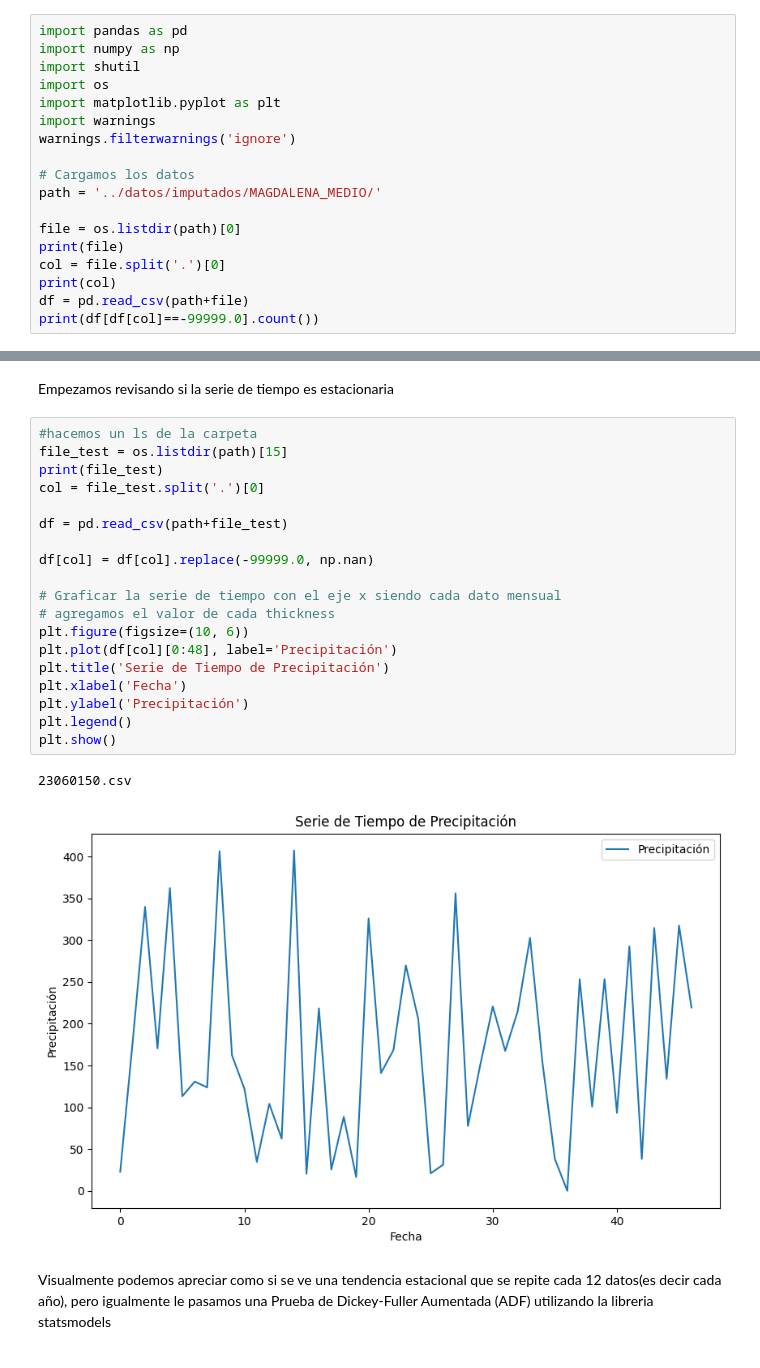
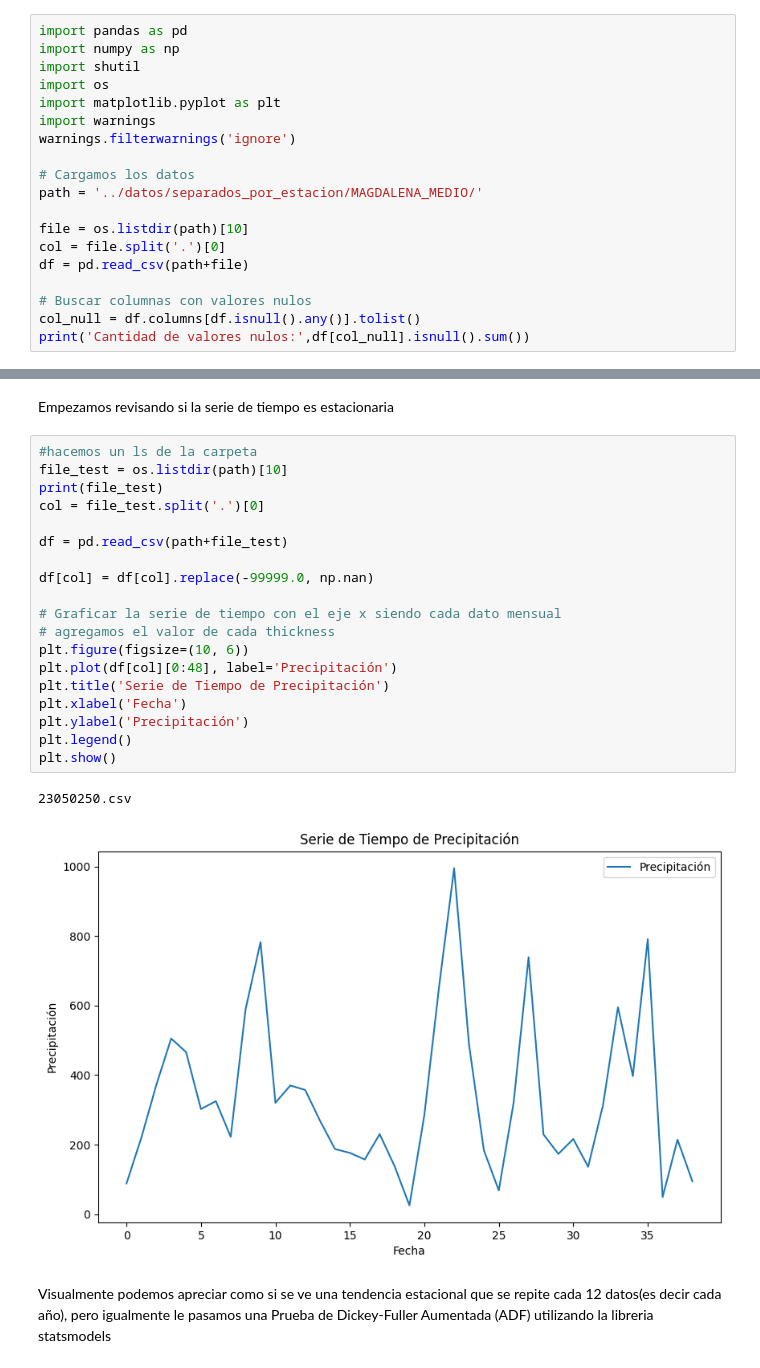
Before and after one commit to nlmaldonadog/HomogenizacionSeriesPrecipitacion, a Jupyter notebook: CuadernosDeTrabajo/Modelos_Arima.ipynb, the cells around one changed output, grey strips where cells are left out. Drawn from its saved outputs; the diff is of its cells as text.

```diff
--- a/CuadernosDeTrabajo/Modelos_Arima.ipynb
+++ b/CuadernosDeTrabajo/Modelos_Arima.ipynb
@@ -13,12 +13,13 @@ import warnings
 warnings.filterwarnings('ignore')
 
 # Cargamos los datos
-path = '../datos/imputados/MAGDALENA_MEDIO/'
+path = '../datos/separados_por_estacion/MAGDALENA_MEDIO/'
 
-file = os.listdir(path)[0]
-print(file)
+file = os.listdir(path)[10]
 col = file.split('.')[0]
-print(col)
 df = pd.read_csv(path+file)
-print(df[df[col]==-99999.0].count())
+
+# Buscar columnas con valores nulos
+col_null = df.columns[df.isnull().any()].tolist()
+print('Cantidad de valores nulos:',df[col_null].isnull().sum())
 # %% [output]
@@ -33,26 +29,26 @@ dtype: int64
 Empezamos revisando si la serie de tiempo es estacionaria
 # %%
 #hacemos un ls de la carpeta
-file_test = os.listdir(path)[15]
+file_test = os.listdir(path)[10]
 print(file_test)
 col = file_test.split('.')[0]
 
 df = pd.read_csv(path+file_test)
 
 df[col] = df[col].replace(-99999.0, np.nan)
 
 # Graficar la serie de tiempo con el eje x siendo cada dato mensual
 # agregamos el valor de cada thickness
 plt.figure(figsize=(10, 6))
 plt.plot(df[col][0:48], label='Precipitación')
 plt.title('Serie de Tiempo de Precipitación')
 plt.xlabel('Fecha')
 plt.ylabel('Precipitación')
 plt.legend()
 plt.show()
 # %% [output]
-23060150.csv
+23050250.csv
-[figure, old version]
+[figure, new version]
 # %% [markdown]
 Visualmente podemos apreciar como si se ve una tendencia estacional que se repite cada 12 datos(es decir cada año), pero igualmente le pasamos una Prueba de Dickey-Fuller Aumentada (ADF) utilizando la libreria statsmodels
 # %%
```
Also changed, not shown: parts of 17 cells of this notebook.
